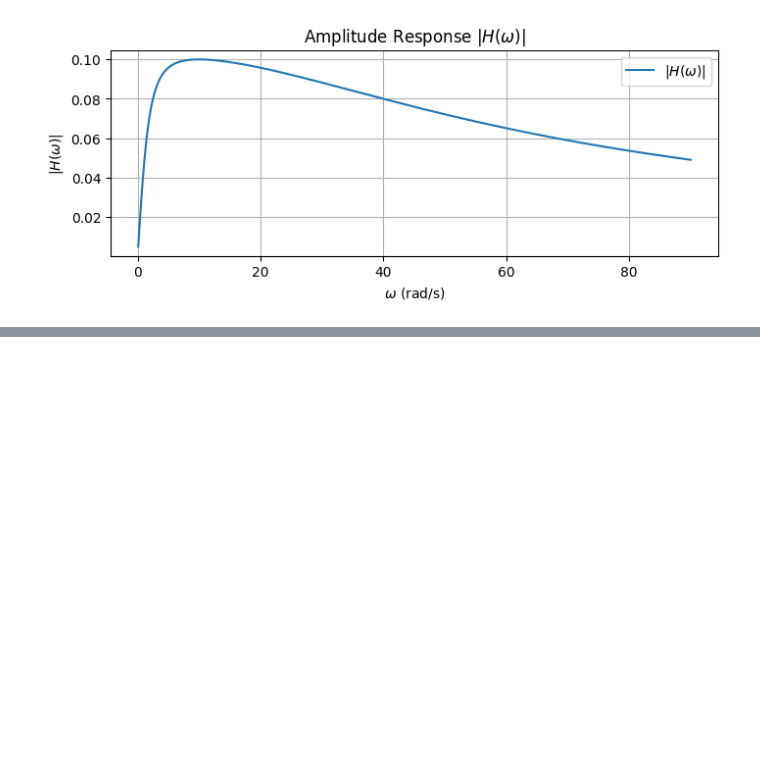
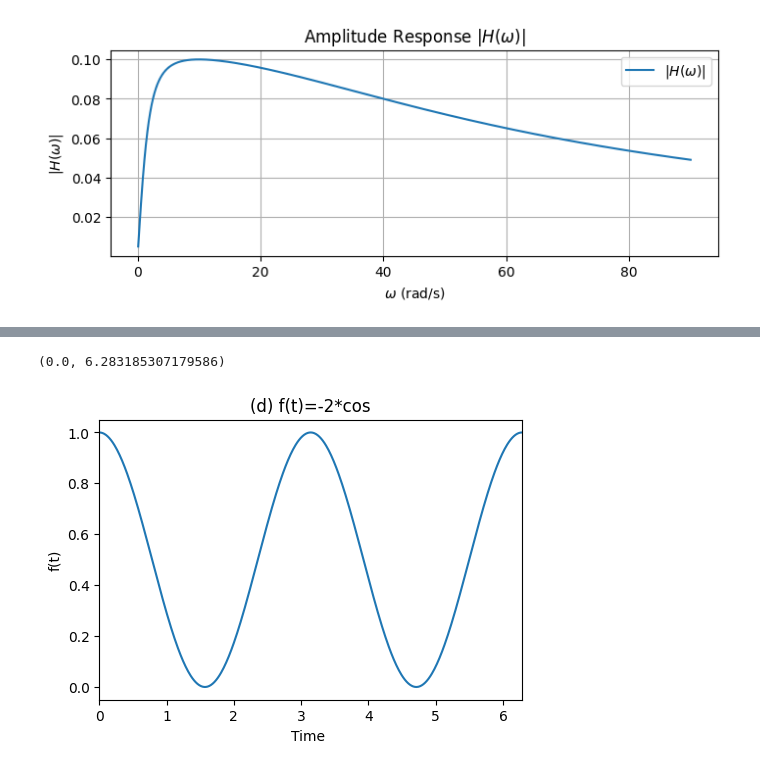
Before and after one commit to ZJUI-ME-course/25SP-ECE211, a Jupyter notebook: h(w).ipynb, the cells around one changed output, grey strips where cells are left out. Cells and saved outputs as stored; diff of their text form; code cells hidden in the pictures; blank space fills up the shorter version.

```diff
--- a/h(w).ipynb
+++ b/h(w).ipynb
@@ -175,0 +234,21 @@ plt.show()
+# %%
+import numpy as np
+import matplotlib.pyplot as plt
+
+
+
+t=np.linspace(0,4*pi,1000)
+
+
+f1 = 0.5 + 0.5 * np.cos(2 * t)
+
+plt.figure(figsize=(12,8))
+plt.subplot(2,2,1)
+plt.plot(t,f1)
+plt.title('(d) f(t)=-2*cos')
+plt.xlabel('Time ')
+plt.ylabel('f(t)')
+plt.xlim(0,2*np.pi)
+# %% [output]
+(0.0, 6.283185307179586)
+[figure, added]
```
Also changed, not shown: parts of 1 cell of this notebook.
